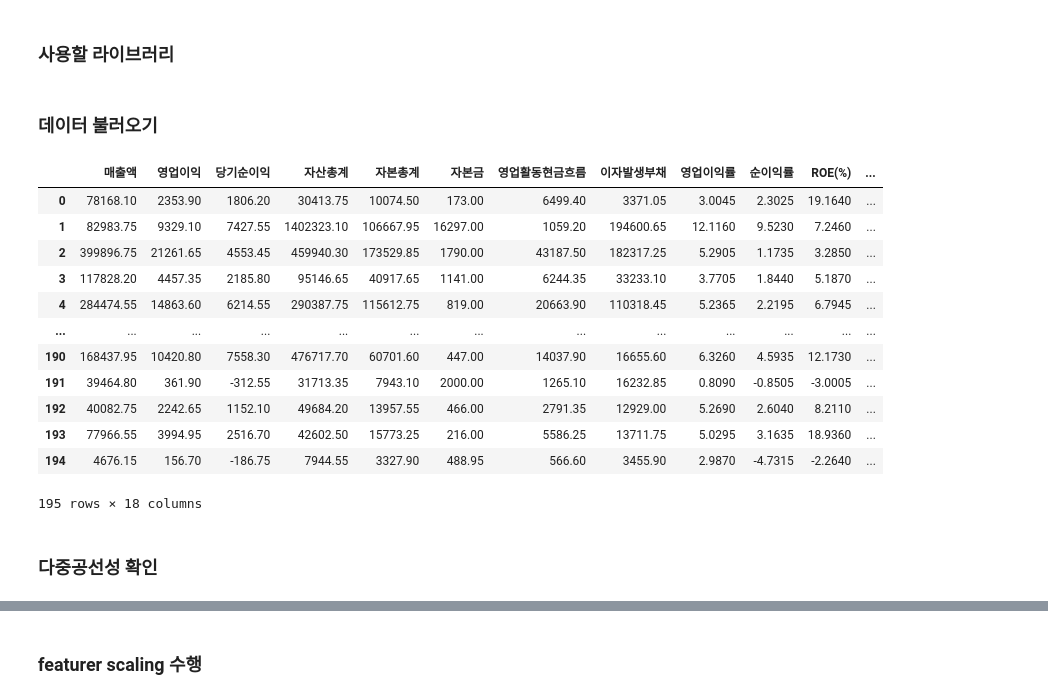
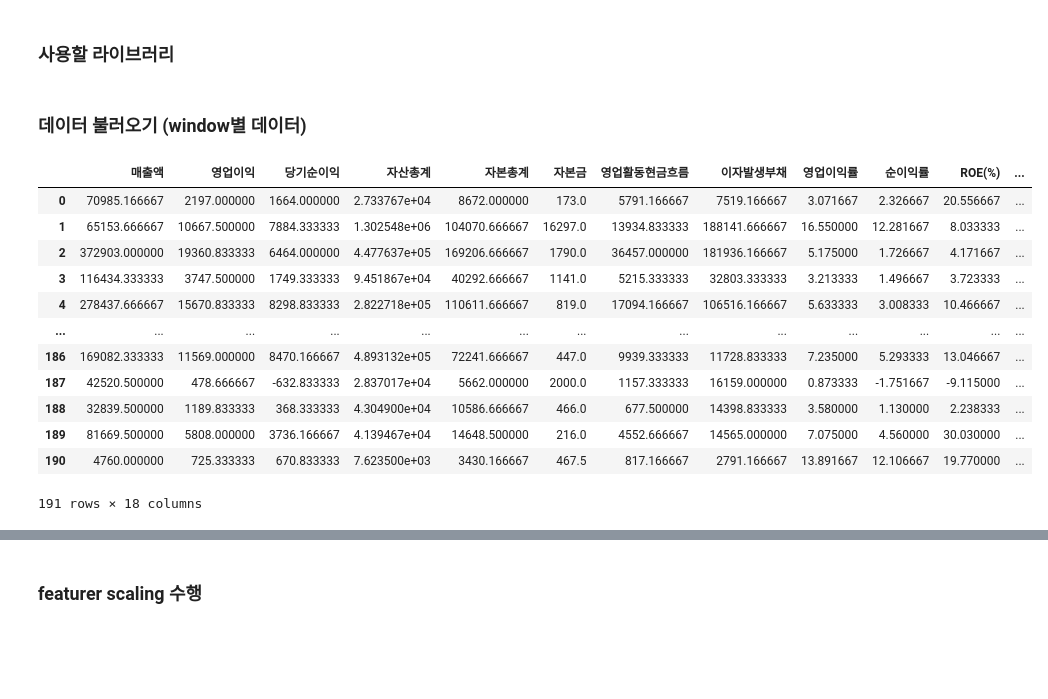
Before and after one commit to susungpark/SW-Capstone-Design, a Jupyter notebook: code/modeling_cospi200.ipynb, the cells around one changed output, grey strips where cells are left out. Saved outputs shown, nothing was run; the diff lists cells and outputs as text; code cells hidden in the pictures; blank space fills up the shorter version.

```diff
--- a/code/modeling_cospi200.ipynb
+++ b/code/modeling_cospi200.ipynb
@@ -44,29 +40,33 @@ if platform.system() == 'Darwin':
 # 마이너스(-)가 깨질 수 있는 것을 방지함
 plt.rcParams['axes.unicode_minus'] = False
 # %% [markdown]
-### 데이터 불러오기
+### 데이터 불러오기 (window별 데이터)
 # %%
 # 절대경로로 불러옴
-df = pd.read_csv("/Users/sungsupark/Desktop/2025-1 수업자료/소프트웨어융합캡스톤디자인/financial_data_processing_cospi200.csv")
+df_2020_2022 = pd.read_csv("/Users/sungsupark/Desktop/2025-1 수업자료/소프트웨어융합캡스톤디자인/csv/financial_data_window_2020_2022.csv")
+df_2021_2023 = pd.read_csv("/Users/sungsupark/Desktop/2025-1 수업자료/소프트웨어융합캡스톤디자인/csv/financial_data_window_2021_2023.csv")
+df_2022_2024 = pd.read_csv("/Users/sungsupark/Desktop/2025-1 수업자료/소프트웨어융합캡스톤디자인/csv/financial_data_window_2022_2024.csv")
 
 # 기업명을 따로 저장한 후, feature만 따로 분리함
-company = df['기업명_그룹']
-X_raw = df.drop(columns=["기업명_그룹"])
+company_2020_2022 = df_2020_2022['기업명_그룹']
+company_2021_2023 = df_2021_2023['기업명_그룹']
+company_2022_2024 = df_2022_2024['기업명_그룹']
+X_raw_2020_2022 = df_2020_2022.drop(columns=["기업명_그룹"])
+X_raw_2021_2023 = df_2021_2023.drop(columns=["기업명_그룹"])
+X_raw_2022_2024 = df_2022_2024.drop(columns=["기업명_그룹"])
 
-X_raw
+X_raw_2020_2022
 # %% [output]
 |  | 매출액 | 영업이익 | 당기순이익 | 자산총계 | 자본총계 | 자본금 | 영업활동현금흐름 | 이자발생부채 | 영업이익률 | 순이익률 | ROE(%) | ... |
-| 0 | 78168.10 | 2353.90 | 1806.20 | 30413.75 | 10074.50 | 173.00 | 6499.40 | 3371.05 | 3.0045 | 2.3025 | 19.1640 | ... |
-| 1 | 82983.75 | 9329.10 | 7427.55 | 1402323.10 | 106667.95 | 16297.00 | 1059.20 | 194600.65 | 12.1160 | 9.5230 | 7.2460 | ... |
-| 2 | 399896.75 | 21261.65 | 4553.45 | 459940.30 | 173529.85 | 1790.00 | 43187.50 | 182317.25 | 5.2905 | 1.1735 | 3.2850 | ... |
-| 3 | 117828.20 | 4457.35 | 2185.80 | 95146.65 | 40917.65 | 1141.00 | 6244.35 | 33233.10 | 3.7705 | 1.8440 | 5.1870 | ... |
-| 4 | 284474.55 | 14863.60 | 6214.55 | 290387.75 | 115612.75 | 819.00 | 20663.90 | 110318.45 | 5.2365 | 2.2195 | 6.7945 | ... |
+| 0 | 70985.166667 | 2197.000000 | 1664.000000 | 2.733767e+04 | 8672.000000 | 173.0 | 5791.166667 | 7519.166667 | 3.071667 | 2.326667 | 20.556667 | ... |
+| 1 | 65153.666667 | 10667.500000 | 7884.333333 | 1.302548e+06 | 104070.666667 | 16297.0 | 13934.833333 | 188141.666667 | 16.550000 | 12.281667 | 8.033333 | ... |
+| 2 | 372903.000000 | 19360.833333 | 6464.000000 | 4.477637e+05 | 169206.666667 | 1790.0 | 36457.000000 | 181936.166667 | 5.175000 | 1.726667 | 4.171667 | ... |
+| 3 | 116434.333333 | 3747.500000 | 1749.333333 | 9.451867e+04 | 40292.666667 | 1141.0 | 5215.333333 | 32803.333333 | 3.213333 | 1.496667 | 3.723333 | ... |
+| 4 | 278437.666667 | 15670.833333 | 8298.833333 | 2.822718e+05 | 110611.666667 | 819.0 | 17094.166667 | 106516.166667 | 5.633333 | 3.008333 | 10.466667 | ... |
 | ... | ... | ... | ... | ... | ... | ... | ... | ... | ... | ... | ... | ... |
-| 190 | 168437.95 | 10420.80 | 7558.30 | 476717.70 | 60701.60 | 447.00 | 14037.90 | 16655.60 | 6.3260 | 4.5935 | 12.1730 | ... |
-| 191 | 39464.80 | 361.90 | -312.55 | 31713.35 | 7943.10 | 2000.00 | 1265.10 | 16232.85 | 0.8090 | -0.8505 | -3.0005 | ... |
-| 192 | 40082.75 | 2242.65 | 1152.10 | 49684.20 | 13957.55 | 466.00 | 2791.35 | 12929.00 | 5.2690 | 2.6040 | 8.2110 | ... |
-| 193 | 77966.55 | 3994.95 | 2516.70 | 42602.50 | 15773.25 | 216.00 | 5586.25 | 13711.75 | 5.0295 | 3.1635 | 18.9360 | ... |
-| 194 | 4676.15 | 156.70 | -186.75 | 7944.55 | 3327.90 | 488.95 | 566.60 | 3455.90 | 2.9870 | -4.7315 | -2.2640 | ... |
+| 186 | 169082.333333 | 11569.000000 | 8470.166667 | 4.893132e+05 | 72241.666667 | 447.0 | 9939.333333 | 11728.833333 | 7.235000 | 5.293333 | 13.046667 | ... |
+| 187 | 42520.500000 | 478.666667 | -632.833333 | 2.837017e+04 | 5662.000000 | 2000.0 | 1157.333333 | 16159.000000 | 0.873333 | -1.751667 | -9.115000 | ... |
+| 188 | 32839.500000 | 1189.833333 | 368.333333 | 4.304900e+04 | 10586.666667 | 466.0 | 677.500000 | 14398.833333 | 3.580000 | 1.130000 | 2.238333 | ... |
+| 189 | 81669.500000 | 5808.000000 | 3736.166667 | 4.139467e+04 | 14648.500000 | 216.0 | 4552.666667 | 14565.000000 | 7.075000 | 4.560000 | 30.030000 | ... |
+| 190 | 4760.000000 | 725.333333 | 670.833333 | 7.623500e+03 | 3430.166667 | 467.5 | 817.166667 | 2791.166667 | 13.891667 | 12.106667 | 19.770000 | ... |
-195 rows × 18 columns
+191 rows × 18 columns
-# %% [markdown]
-### 다중공선성 확인
```
Also changed, not shown: parts of 47 cells of this notebook.
